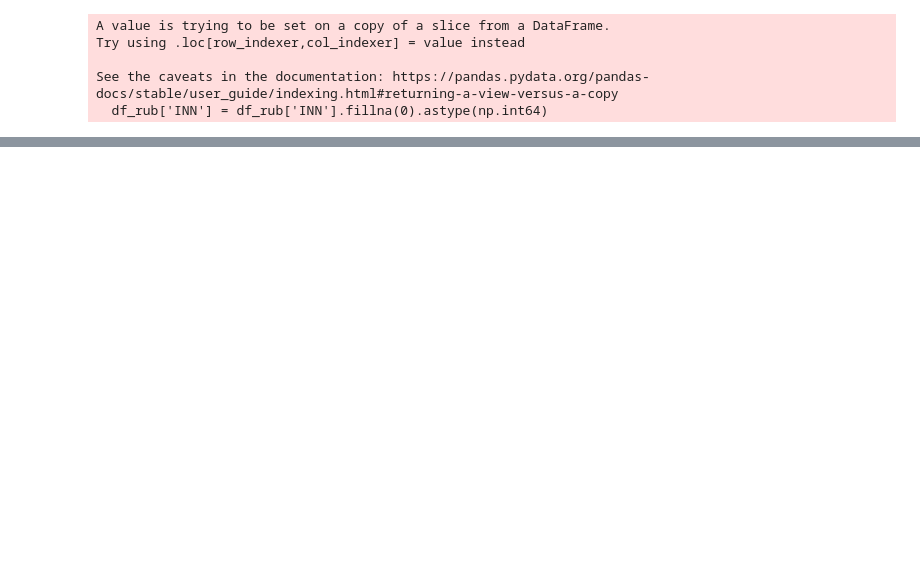
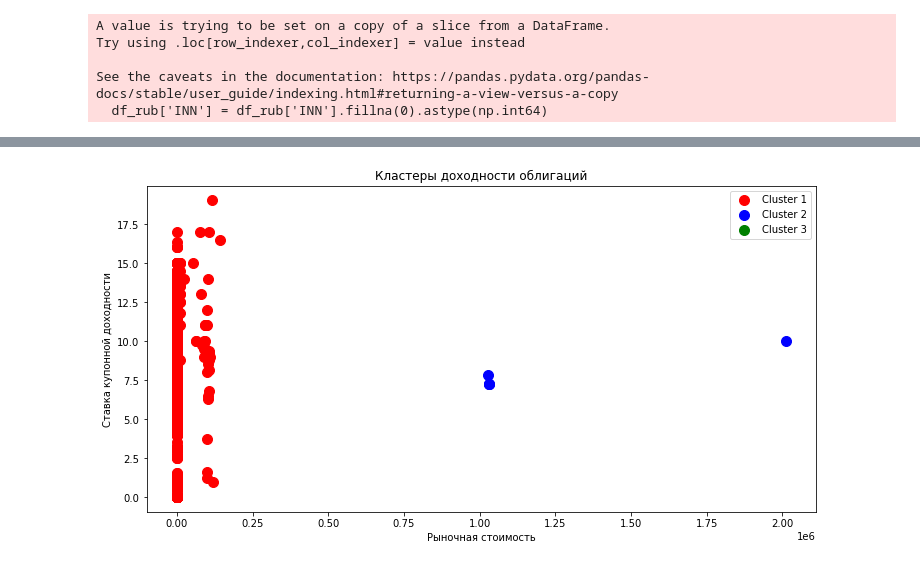
Before and after one commit to pavelzylkov/sber_da, a Jupyter notebook: final project/final_project.ipynb, the cells around one changed output, grey strips where cells are left out. Cells and saved outputs as stored; diff of their text form; code cells hidden in the pictures; blank space fills up the shorter version.

```diff
--- a/final project/final_project.ipynb
+++ b/final project/final_project.ipynb
@@ -86,0 +168,15 @@ ValueError: could not convert string to float: '99990,0'
+# %%
+model = KMeans(n_clusters=2, random_state=12345)
+y_means = model.fit_predict(X)
+# %%
+fig, ax = plt.subplots(figsize=(12, 6))
+plt.scatter(X[y_means == 0, 0], X[y_means == 0, 1], s=100, c='red', label='Cluster 1')
+plt.scatter(X[y_means == 1, 0], X[y_means == 1, 1], s=100, c='blue', label='Cluster 2')
+plt.scatter(X[y_means == 2, 0], X[y_means == 2, 1], s=100, c='green', label='Cluster 3')
+#plt.scatter(model.cluster_centers_[:, 0], model.cluster_centers_[:, 1], s=100, c='yellow', label='Centroids')
+plt.title('Кластеры доходности облигаций')
+plt.xlabel('Рыночная стоимость')
+plt.ylabel('Cтавка купонной доходности')
+plt.legend();
+# %% [output]
+[figure, added]
```
Also changed, not shown: parts of 16 cells of this notebook.
